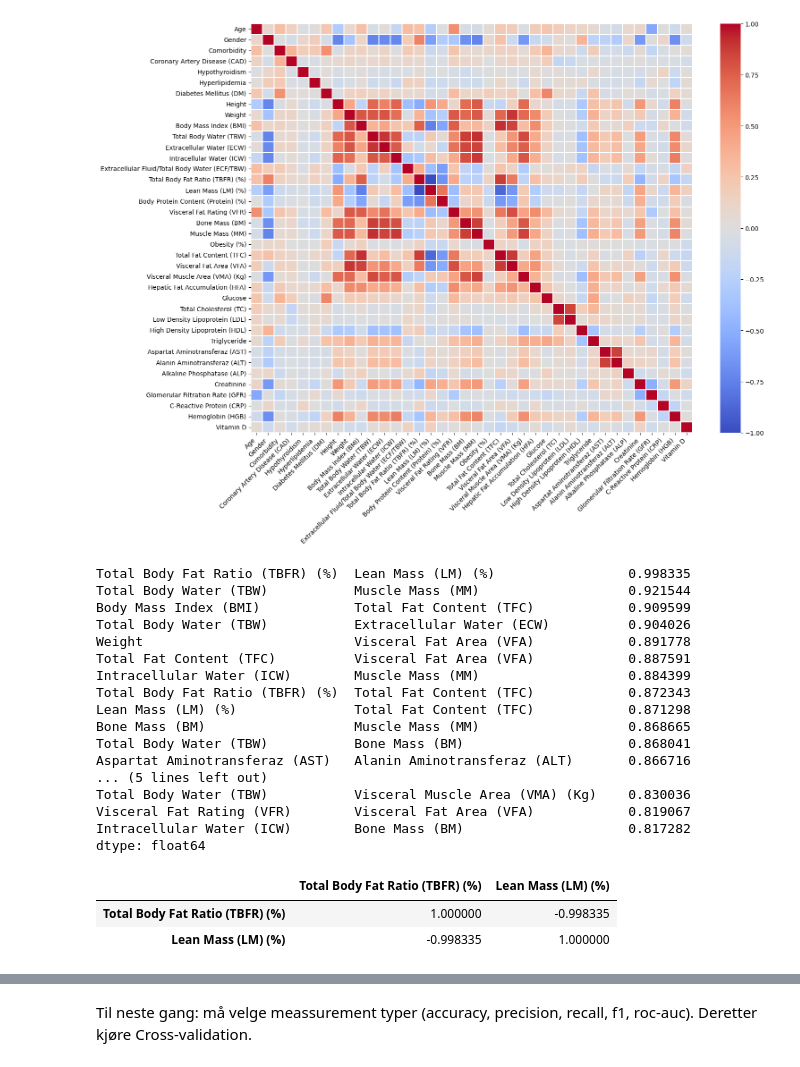
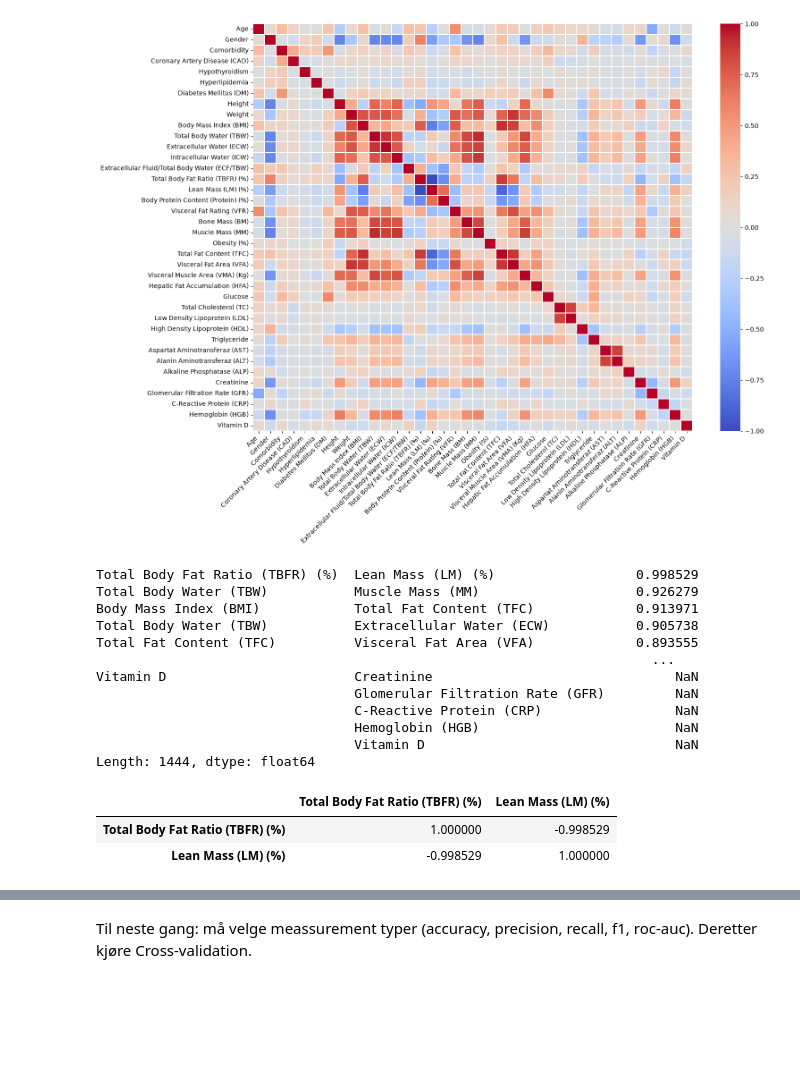
Before and after one commit to esoey/DAT540-Project, a Jupyter notebook: project_gd.ipynb, the cells around one changed output, grey strips where cells are left out. Saved outputs shown, nothing was run; the diff lists cells and outputs as text; code cells hidden in the pictures; blank space fills up the shorter version.

```diff
--- a/project_gd.ipynb
+++ b/project_gd.ipynb
@@ -250,7 +252,7 @@ dtype: float64
 # %% [markdown]
 ## Separating features and label
 # %%
-x = gd_df.drop(["Gallstone Status"], axis = 1)
+X = gd_df.drop(["Gallstone Status"], axis = 1)
 
 # In dataset 0 means a person has Gallstone Disease, while 1 means a person does not have Gallstone Disease
 # We prefer it the other way around and therefore change this to 1 = sick, 0 = healthy
@@ -258,11 +260,9 @@ y = 1 - gd_df["Gallstone Status"]
 # %% [markdown]
 ## Train/Test Split
 # %%
-x_train, x_test, y_train, y_test = train_test_split(x, y, test_size=0.2, random_state=1, stratify=y)
-x_train, x_val, y_train, y_val = train_test_split(x_train, y_train, test_size=0.1, random_state=1, stratify=y_train)
+X_train, X_test, y_train, y_test = train_test_split(X, y, test_size=0.2, random_state=1, stratify=y)
 
-print(x_train.shape)
+print(X_train.shape[0]/319*100)
 print(y_train.shape)
-print(x_test.shape, y_test.shape)
-print(x_val.shape, y_val.shape)
+print(X_test.shape[0]/319*100, y_test.shape)
 # %% [output]
@@ -279,7 +278,7 @@ plt.tight_layout()
 [figure]
 # %%
 # correlation values between features
-corr = x_train.corr().abs()
+corr = X_train.corr().abs()
 
 corr = corr.where(np.triu(np.ones(corr.shape), k=1).astype(bool))
 
@@ -287,27 +286,22 @@ high_corr = corr[(corr > 0.8) & (corr != 1)].stack()
 
 high_corr.sort_values(ascending=False)
 # %% [output]
-Total Body Fat Ratio (TBFR) (%)  Lean Mass (LM) (%)                 0.998335
-Total Body Water (TBW)           Muscle Mass (MM)                   0.921544
-Body Mass Index (BMI)            Total Fat Content (TFC)            0.909599
-Total Body Water (TBW)           Extracellular Water (ECW)          0.904026
-Weight                           Visceral Fat Area (VFA)            0.891778
-Total Fat Content (TFC)          Visceral Fat Area (VFA)            0.887591
-Intracellular Water (ICW)        Muscle Mass (MM)                   0.884399
-Total Body Fat Ratio (TBFR) (%)  Total Fat Content (TFC)            0.872343
-Lean Mass (LM) (%)               Total Fat Content (TFC)            0.871298
-Bone Mass (BM)                   Muscle Mass (MM)                   0.868665
-Total Body Water (TBW)           Bone Mass (BM)                     0.868041
-Aspartat Aminotransferaz (AST)   Alanin Aminotransferaz (ALT)       0.866716
-... (5 lines left out)
-Total Body Water (TBW)           Visceral Muscle Area (VMA) (Kg)    0.830036
-Visceral Fat Rating (VFR)        Visceral Fat Area (VFA)            0.819067
-Intracellular Water (ICW)        Bone Mass (BM)                     0.817282
-dtype: float64
+Total Body Fat Ratio (TBFR) (%)  Lean Mass (LM) (%)                  0.998529
+Total Body Water (TBW)           Muscle Mass (MM)                    0.926279
+Body Mass Index (BMI)            Total Fat Content (TFC)             0.913971
+Total Body Water (TBW)           Extracellular Water (ECW)           0.905738
+Total Fat Content (TFC)          Visceral Fat Area (VFA)             0.893555
+                                                                       ...
+Vitamin D                        Creatinine                               NaN
+                                 Glomerular Filtration Rate (GFR)         NaN
+                                 C-Reactive Protein (CRP)                 NaN
+                                 Hemoglobin (HGB)                         NaN
+                                 Vitamin D                                NaN
+Length: 1444, dtype: float64
 # %%
-x_train[["Total Body Fat Ratio (TBFR) (%)", "Lean Mass (LM) (%)"]].corr()
+X_train[["Total Body Fat Ratio (TBFR) (%)", "Lean Mass (LM) (%)"]].corr()
 # %% [output]
 |  | Total Body Fat Ratio (TBFR) (%) | Lean Mass (LM) (%) |
-| Total Body Fat Ratio (TBFR) (%) | 1.000000 | -0.998335 |
-| Lean Mass (LM) (%) | -0.998335 | 1.000000 |
+| Total Body Fat Ratio (TBFR) (%) | 1.000000 | -0.998529 |
+| Lean Mass (LM) (%) | -0.998529 | 1.000000 |
 # %%
```
Also changed, not shown: parts of 15 cells of this notebook.
